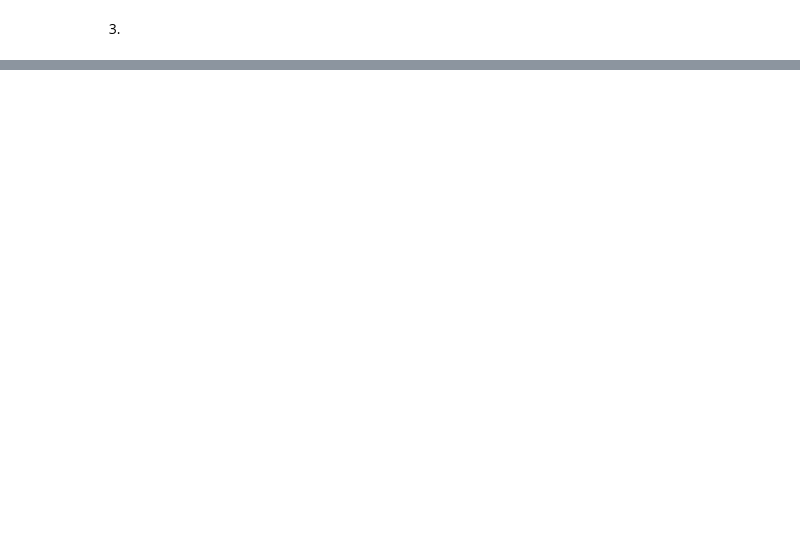
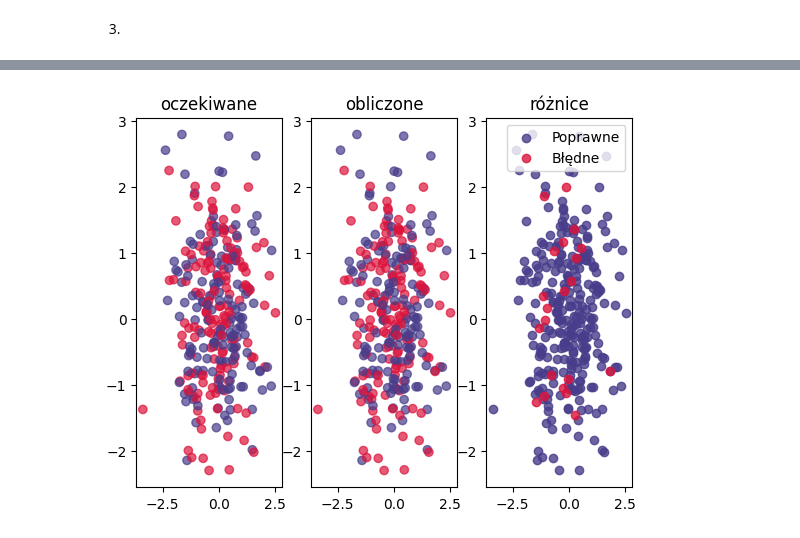
Before and after one commit to szvbvtk/Przetwarzanie_i_analiza_danych, a Jupyter notebook: lab_11.ipynb, the cells around one changed output, grey strips where cells are left out. Cells and saved outputs as stored; diff of their text form; code cells hidden in the pictures; blank space fills up the shorter version.

```diff
--- a/lab_11.ipynb
+++ b/lab_11.ipynb
@@ -71,0 +138,18 @@ for clf in classifiers:
+# %%
+fig, (ax1, ax2, ax3) = plt.subplots(1, 3)
+
+ax1.scatter(X_test[:, 0], X_test[:, 1], c=colormap[y_test], alpha=0.7)
+ax2.scatter(X_test[:, 0], X_test[:, 1], c=colormap[y_pred], alpha=0.7)
+
+correct = X_test[y_test == y_pred]
+incorrect = X_test[y_test != y_pred]
+
+ax3.scatter(correct[:, 0], correct[:, 1], c=colormap[0], alpha=0.8, label="Poprawne")
+ax3.scatter(incorrect[:, 0], incorrect[:, 1], c=colormap[1], alpha=0.8, label="Błędne")
+ax3.legend()
+
+ax1.set_title('oczekiwane')
+ax2.set_title('obliczone')
+ax3.set_title('różnice');
+# %% [output]
+[figure, added]
```
Also changed, not shown: parts of 11 cells of this notebook.
